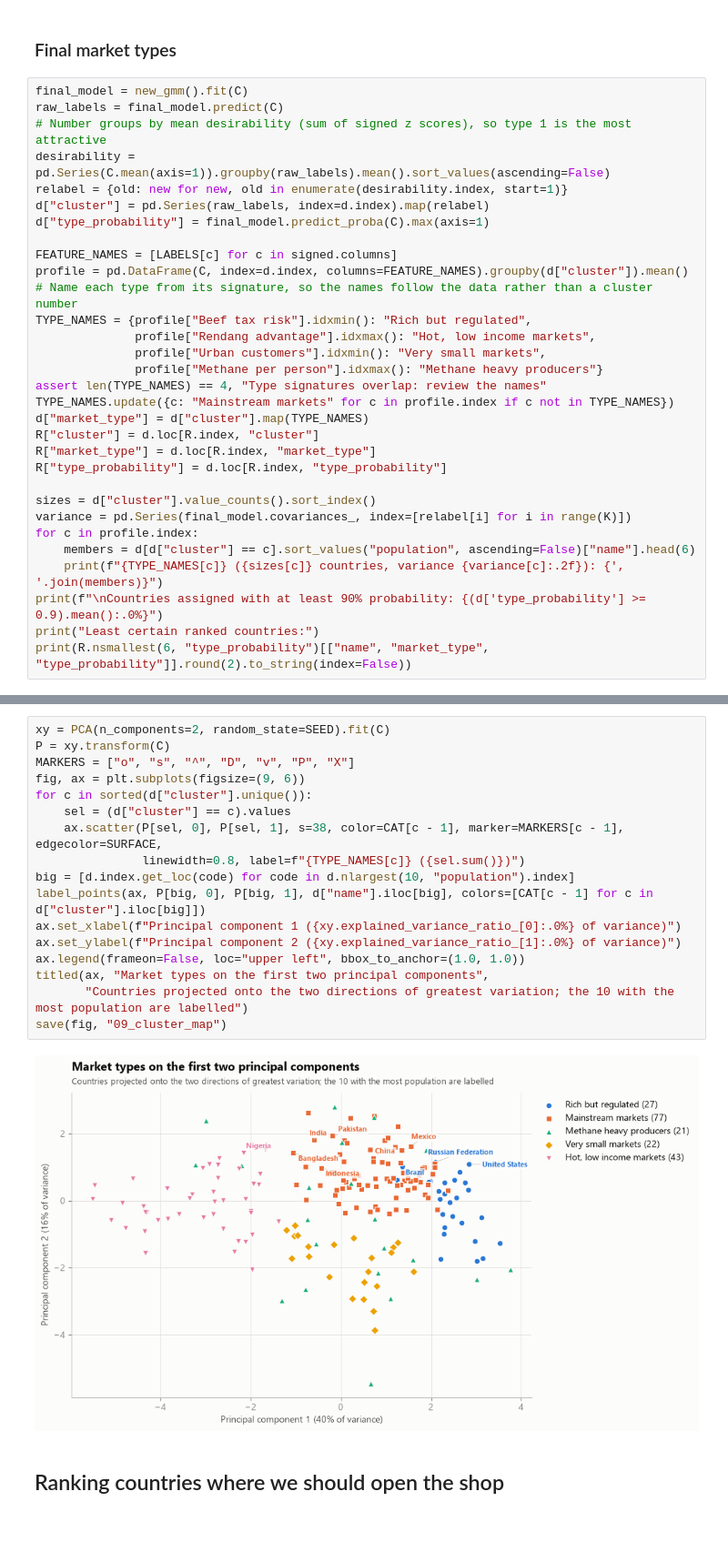
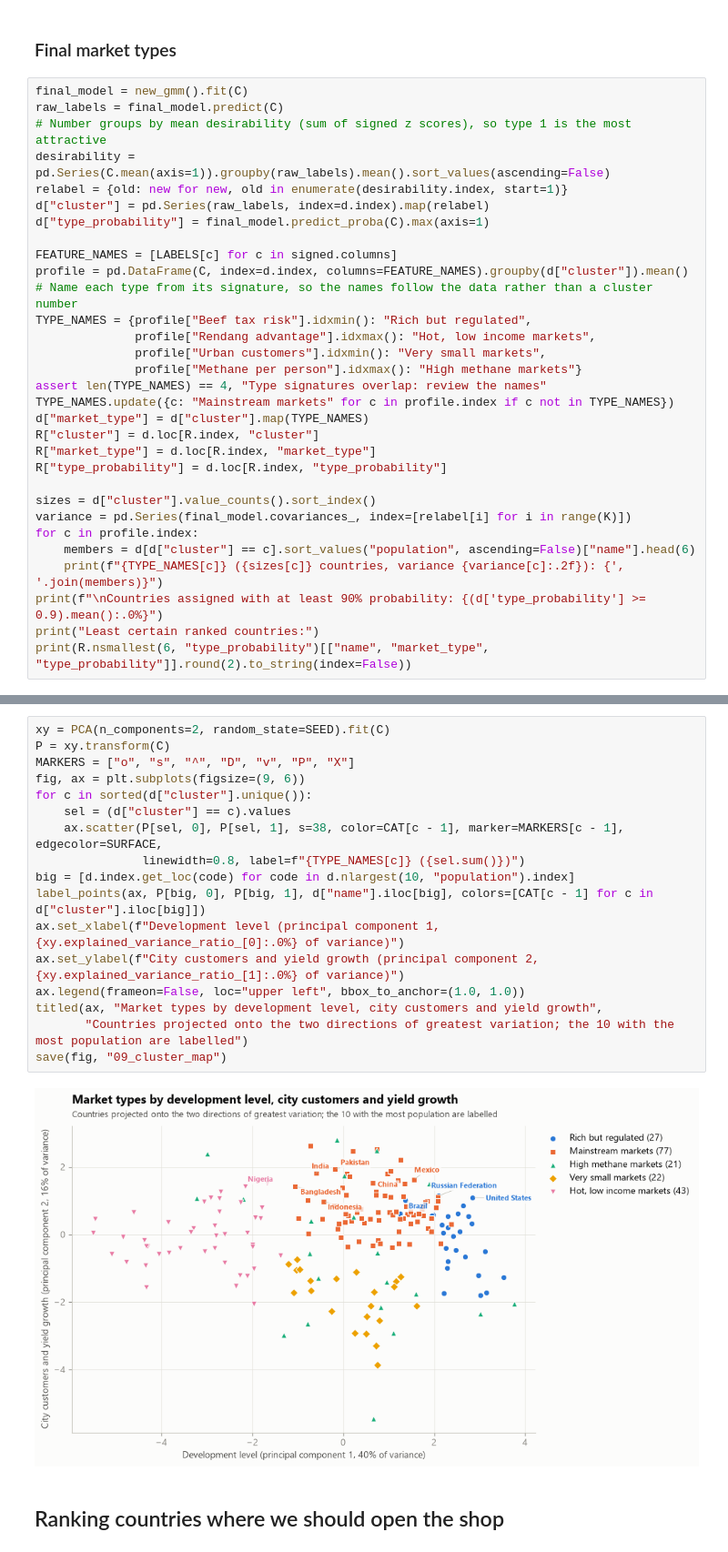
Before and after one commit to edward3423/nasipadang, a Jupyter notebook: nasipadang.ipynb, the cells around one changed output, grey strips where cells are left out. Shown at 91% size. Drawn from its saved outputs; the diff is of its cells as text; blank space fills up the shorter version.

```diff
--- a/nasipadang.ipynb
+++ b/nasipadang.ipynb
@@ -1064,7 +1061,7 @@ profile = pd.DataFrame(C, index=d.index, columns=FEATURE_NAMES).groupby(d["clust
 TYPE_NAMES = {profile["Beef tax risk"].idxmin(): "Rich but regulated",
               profile["Rendang advantage"].idxmax(): "Hot, low income markets",
               profile["Urban customers"].idxmin(): "Very small markets",
-              profile["Methane per person"].idxmax(): "Methane heavy producers"}
+              profile["Methane per person"].idxmax(): "High methane markets"}
 assert len(TYPE_NAMES) == 4, "Type signatures overlap: review the names"
 TYPE_NAMES.update({c: "Mainstream markets" for c in profile.index if c not in TYPE_NAMES})
 d["market_type"] = d["cluster"].map(TYPE_NAMES)
@@ -1128,22 +1125,22 @@ The Mainstream type is broad, placing China and India with Japan. Hence, a more
 # %%
 xy = PCA(n_components=2, random_state=SEED).fit(C)
 P = xy.transform(C)
 MARKERS = ["o", "s", "^", "D", "v", "P", "X"]
 fig, ax = plt.subplots(figsize=(9, 6))
 for c in sorted(d["cluster"].unique()):
     sel = (d["cluster"] == c).values
     ax.scatter(P[sel, 0], P[sel, 1], s=38, color=CAT[c - 1], marker=MARKERS[c - 1], edgecolor=SURFACE,
                linewidth=0.8, label=f"{TYPE_NAMES[c]} ({sel.sum()})")
 big = [d.index.get_loc(code) for code in d.nlargest(10, "population").index]
 label_points(ax, P[big, 0], P[big, 1], d["name"].iloc[big], colors=[CAT[c - 1] for c in d["cluster"].iloc[big]])
-ax.set_xlabel(f"Principal component 1 ({xy.explained_variance_ratio_[0]:.0%} of variance)")
-ax.set_ylabel(f"Principal component 2 ({xy.explained_variance_ratio_[1]:.0%} of variance)")
+ax.set_xlabel(f"Development level (principal component 1, {xy.explained_variance_ratio_[0]:.0%} of variance)")
+ax.set_ylabel(f"City customers and yield growth (principal component 2, {xy.explained_variance_ratio_[1]:.0%} of variance)")
 ax.legend(frameon=False, loc="upper left", bbox_to_anchor=(1.0, 1.0))
-titled(ax, "Market types on the first two principal components",
+titled(ax, "Market types by development level, city customers and yield growth",
        "Countries projected onto the two directions of greatest variation; the 10 with the most population are labelled")
 save(fig, "09_cluster_map")
 # %% [output]
-[figure, old version]
+[figure, new version]
 # %% [markdown]
 ## Ranking countries where we should open the shop
 # %%
```
Also changed, not shown: parts of 17 cells of this notebook, 14 other files.
